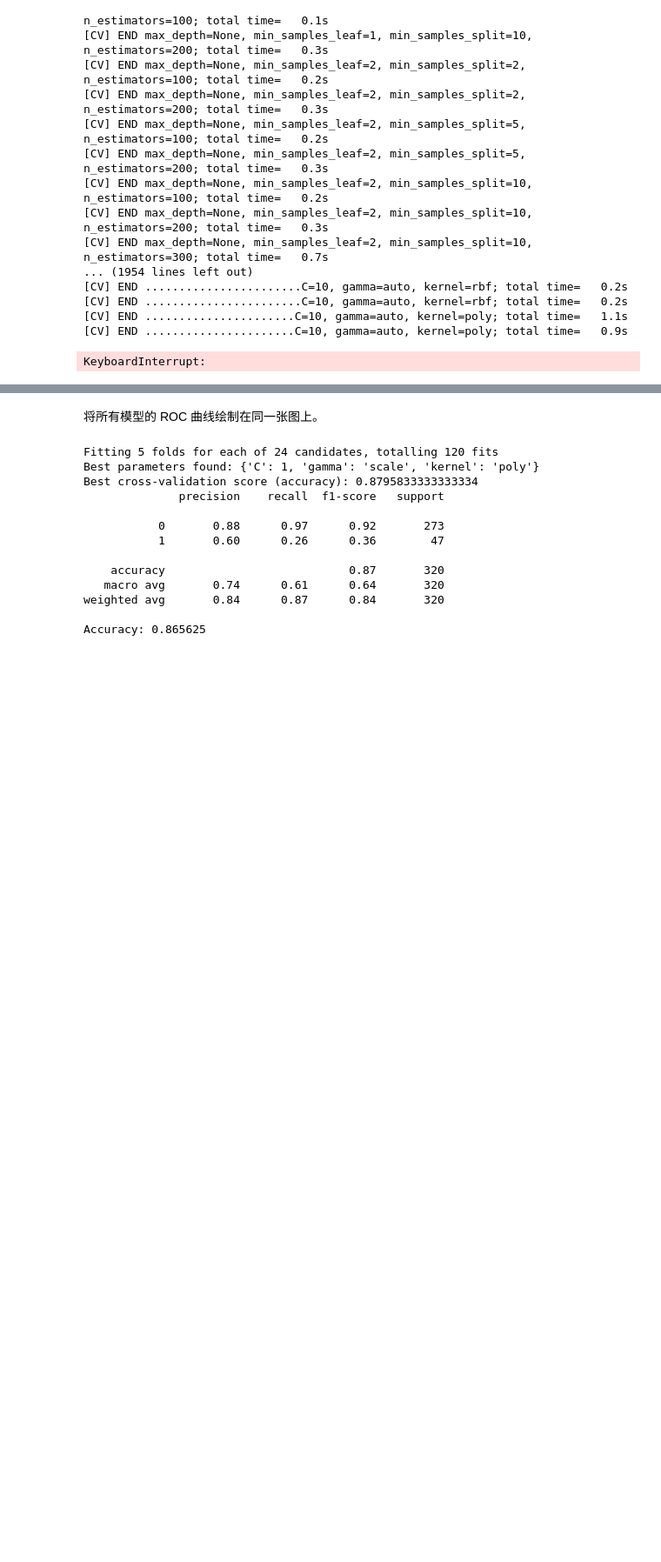
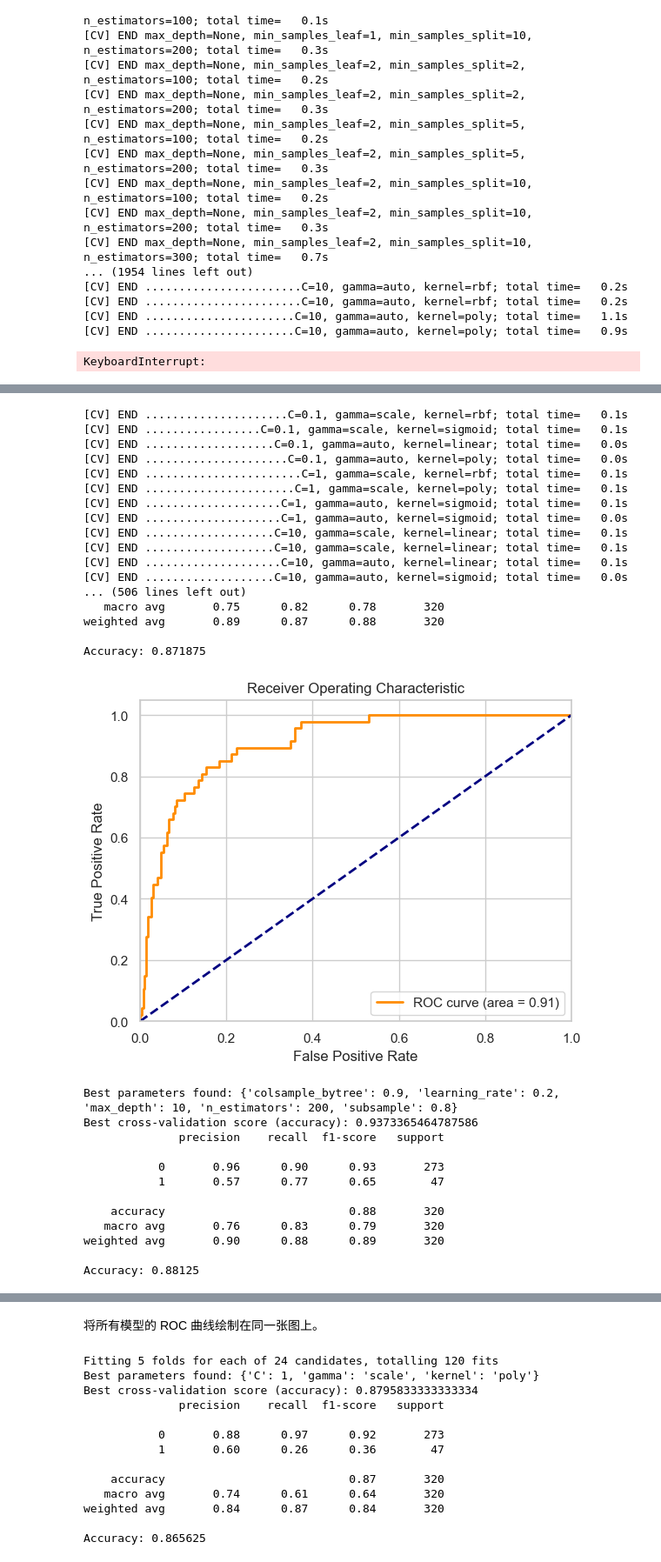
Before and after one commit to moonionn/WineQualityPrediction, a Jupyter notebook: WineQualityPredict.ipynb, the cells around one changed output, grey strips where cells are left out. Shown at 87% size. Drawn from its saved outputs; the diff is of its cells as text; code cells hidden in the pictures; blank space fills up the shorter version.

```diff
--- a/WineQualityPredict.ipynb
+++ b/WineQualityPredict.ipynb
@@ -1006,31 +1006,63 @@ def xgb_grid_search(X_train, y_train, X_test, y_test, param_grid, cv_folds):
     # 绘制 ROC 曲线
     plt.figure()
     plt.plot(fpr, tpr, color='darkorange', lw=2, label='ROC curve (area = %0.2f)' % roc_auc)
     plt.plot([0, 1], [0, 1], color='navy', lw=2, linestyle='--')
     plt.xlim([0.0, 1.0])
     plt.ylim([0.0, 1.05])
     plt.xlabel('False Positive Rate')
     plt.ylabel('True Positive Rate')
     plt.title('Receiver Operating Characteristic')
     plt.legend(loc="lower right")
     plt.show()
 
     return best_xgb_clf, y_pred_prob
 
 # Assuming X_train, y_train, X_test, y_test are already defined
 # Call the function with the prepared data and parameter grid
-xgb_model, xgb_predy_pred = xgb_grid_search(X_train, y_train, X_test, y_test, param_grid, cv_folds=5)
+xgb_model, xgb_pred_pred = xgb_grid_search(X_train, y_train, X_test, y_test, param_grid, cv_folds=5)
+xgb_model, xgb_pred_pred_adasyn = xgb_grid_search(X_train_adasyn, y_train_adasyn, X_test, y_test, param_grid, cv_folds=5)
+xgb_model, xgb_pred_pred_smote = xgb_grid_search(X_train_smote, y_train_smote, X_test, y_test, param_grid, cv_folds=5)
 # %% [output]
 Best parameters found: {'colsample_bytree': 0.7, 'learning_rate': 0.1, 'max_depth': 10, 'n_estimators': 100, 'subsample': 0.9}
 Best cross-validation score (accuracy): 0.905389093137255
               precision    recall  f1-score   support
 
            0       0.91      0.98      0.94       273
            1       0.76      0.40      0.53        47
 
     accuracy                           0.89       320
    macro avg       0.83      0.69      0.73       320
 weighted avg       0.88      0.89      0.88       320
 
 Accuracy: 0.89375
 [figure]
+[CV] END .....................C=0.1, gamma=scale, kernel=rbf; total time=   0.1s
+[CV] END .................C=0.1, gamma=scale, kernel=sigmoid; total time=   0.1s
+[CV] END ...................C=0.1, gamma=auto, kernel=linear; total time=   0.0s
+[CV] END .....................C=0.1, gamma=auto, kernel=poly; total time=   0.0s
+[CV] END .......................C=1, gamma=scale, kernel=rbf; total time=   0.1s
+[CV] END ......................C=1, gamma=scale, kernel=poly; total time=   0.1s
+[CV] END ....................C=1, gamma=auto, kernel=sigmoid; total time=   0.1s
+[CV] END ....................C=1, gamma=auto, kernel=sigmoid; total time=   0.0s
+[CV] END ...................C=10, gamma=scale, kernel=linear; total time=   0.1s
+[CV] END ...................C=10, gamma=scale, kernel=linear; total time=   0.1s
+[CV] END ....................C=10, gamma=auto, kernel=linear; total time=   0.1s
+[CV] END ...................C=10, gamma=auto, kernel=sigmoid; total time=   0.0s
+... (506 lines left out)
+   macro avg       0.75      0.82      0.78       320
+weighted avg       0.89      0.87      0.88       320
+
+Accuracy: 0.871875
+[figure, added]
+Best parameters found: {'colsample_bytree': 0.9, 'learning_rate': 0.2, 'max_depth': 10, 'n_estimators': 200, 'subsample': 0.8}
+Best cross-validation score (accuracy): 0.9373365464787586
+              precision    recall  f1-score   support
+
+           0       0.96      0.90      0.93       273
+           1       0.57      0.77      0.65        47
+
+    accuracy                           0.88       320
+   macro avg       0.76      0.83      0.79       320
+weighted avg       0.90      0.88      0.89       320
+
+Accuracy: 0.88125
```
Also changed, not shown: parts of 2 cells of this notebook, 1 other file.
